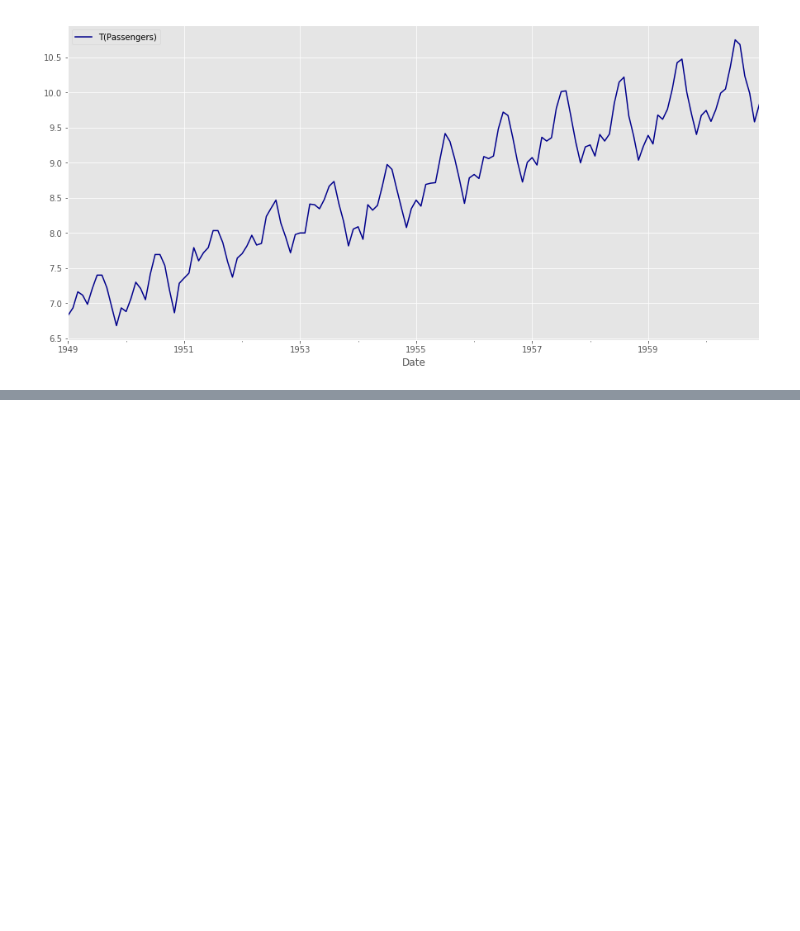
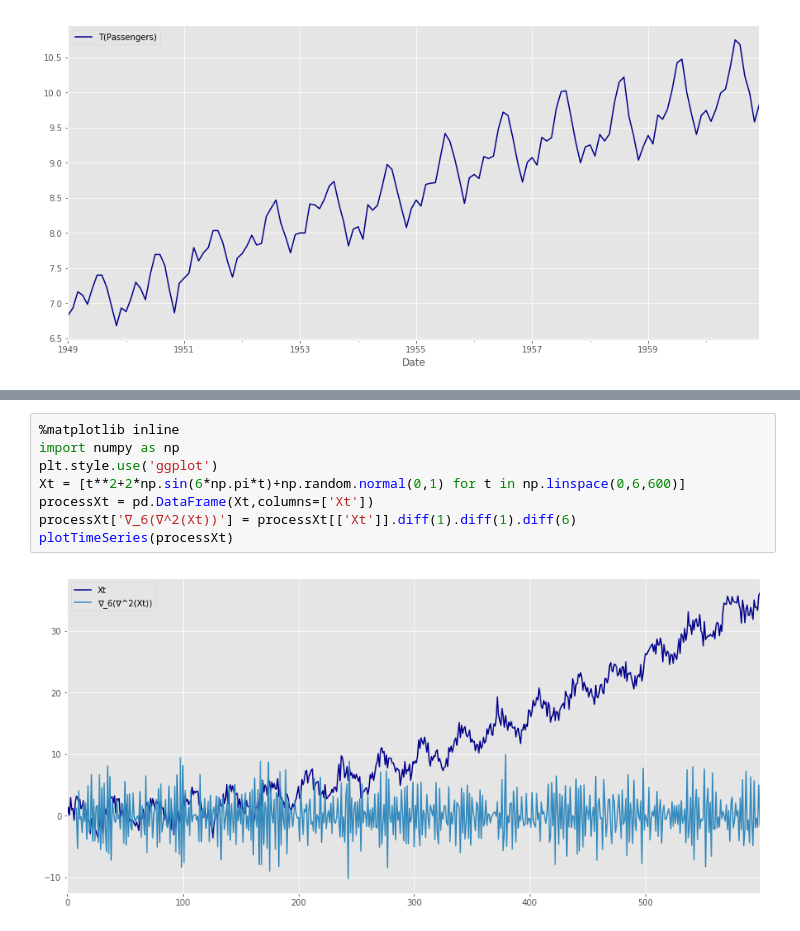
Before and after one commit to ErickEduardoAH/TimeSeriesAnalysis, a Jupyter notebook: 1.2 Time Series Stationary Models - Stationary processes.ipynb, the cells around one changed output, grey strips where cells are left out. Cells and saved outputs as stored; diff of their text form; blank space fills up the shorter version.

```diff
--- a/1.2 Time Series Stationary Models - Stationary processes.ipynb
+++ b/1.2 Time Series Stationary Models - Stationary processes.ipynb
@@ -173,0 +298,10 @@ Note that $\nabla(X_t)=X_t-X_{t-1} = X_t-B X_{t} = (1-B) X_t$
+# %%
+%matplotlib inline
+import numpy as np
+plt.style.use('ggplot')
+Xt = [t**2+2*np.sin(6*np.pi*t)+np.random.normal(0,1) for t in np.linspace(0,6,600)]
+processXt = pd.DataFrame(Xt,columns=['Xt'])
+processXt['∇_6(∇^2(Xt))'] = processXt[['Xt']].diff(1).diff(1).diff(6)
+plotTimeSeries(processXt)
+# %% [output]
+[figure, added]
```
Also changed, not shown: parts of 8 cells of this notebook.
